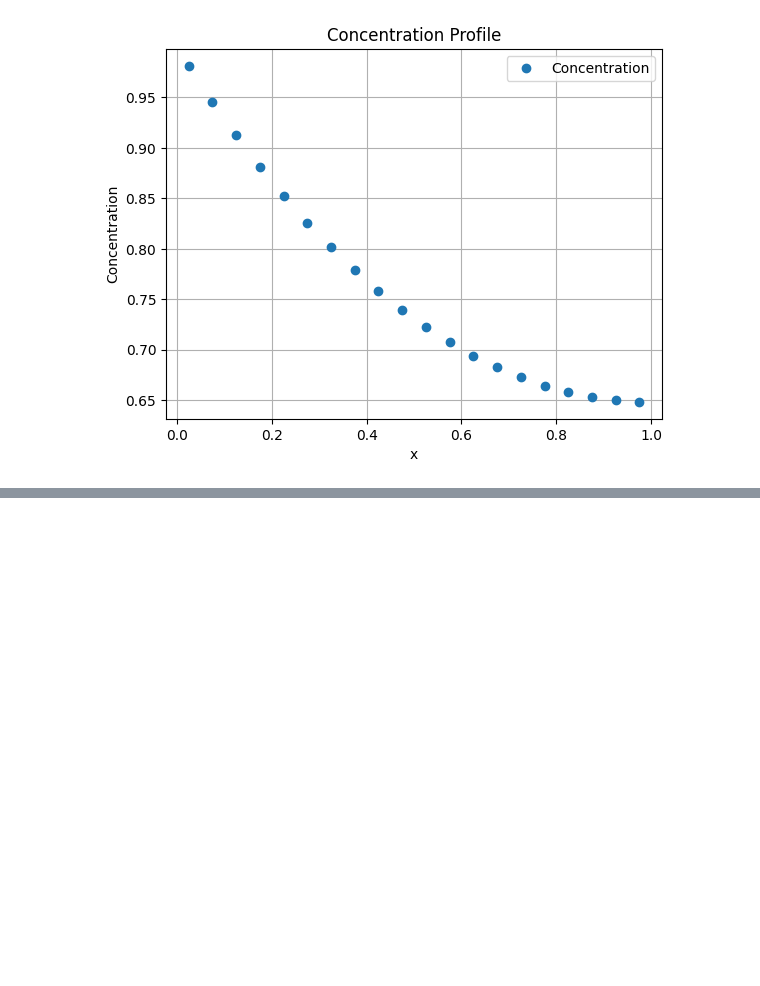
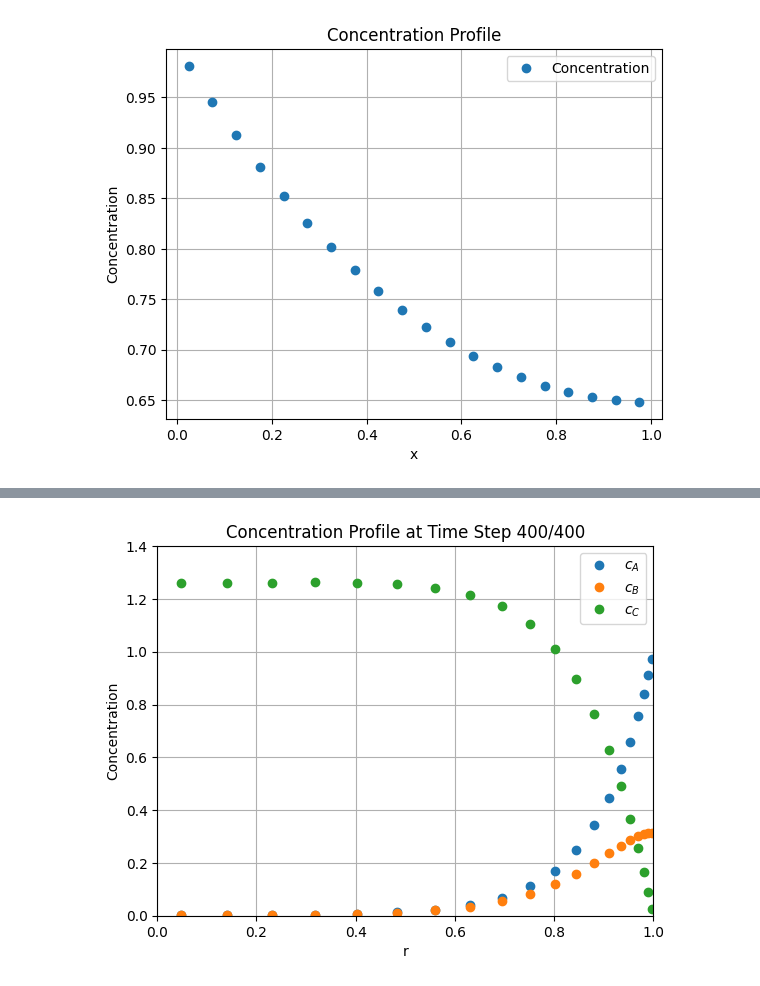
Before and after one commit to multiscale-modelling-multiphase-flows/pymrm, a Jupyter notebook: tutorials/diffusion_first_order_kinetics.ipynb, the cells around one changed output, grey strips where cells are left out. Saved outputs shown, nothing was run; the diff lists cells and outputs as text; code cells hidden in the pictures; blank space fills up the shorter version.

```diff
--- a/tutorials/diffusion_first_order_kinetics.ipynb
+++ b/tutorials/diffusion_first_order_kinetics.ipynb
@@ -74,0 +290,50 @@ plt.show()
+# %%
+import time
+from IPython.display import clear_output, display
+
+# Initialize the concentration array with zeros
+c = np.zeros((num_r, num_c))
+
+# Time-stepping parameters
+dt = 1e-3  # Time step size
+num_time_steps = 400  # Total number of time steps
+
+# Construct the accumulation matrix for the time-dependent term
+accum_matrix = construct_coefficient_matrix(1.0/dt, shape=(num_r, num_c))
+
+# Assemble the system matrix (A_mat) and constant part of the RHS vector
+A_mat = accum_matrix + k_mat - div_mat @ (D_mat @ grad_mat)
+rhs_vec_const = div_mat @ (D_mat @ grad_bc)
+
+# Set up the figure and axis for live plotting
+fig, ax = plt.subplots()
+label = [r'$c_A$', r'$c_B$', r'$c_C$']
+lines = [ax.plot(r_c, c[:, i], 'o', label=label[i])[0] for i in range(num_c)]
+ax.set_xlim(0, R)
+ax.set_ylim(0, 1.4 * c_b)
+ax.set_xlabel('r')
+ax.set_ylabel('Concentration')
+ax.set_title('Concentration Profiles Over Time')
+ax.legend()
+ax.grid()
+plt.show()
+
+# Time-stepping loop
+for step in range(num_time_steps):
+    # Update the RHS vector with the current concentration values
+    rhs_vec = rhs_vec_const + accum_matrix @ c.reshape((-1, 1))
+
+    # Solve the linear system to compute the new concentration values
+    c[...] = spla.spsolve(A_mat, rhs_vec).reshape((-1, num_c))
+
+    # Update the plot with the new concentration profiles
+    for i, line in enumerate(lines):
+        line.set_ydata(c[:, i])
+    ax.set_title(f'Concentration Profile at Time Step {step + 1}/{num_time_steps}')
+
+    # Clear the previous output and display the updated plot
+    clear_output(wait=True)
+    display(fig)
+    plt.pause(0.01)  # Pause to allow the plot to update
+# %% [output]
+[figure, added]
```
Also changed, not shown: parts of 10 cells of this notebook.
